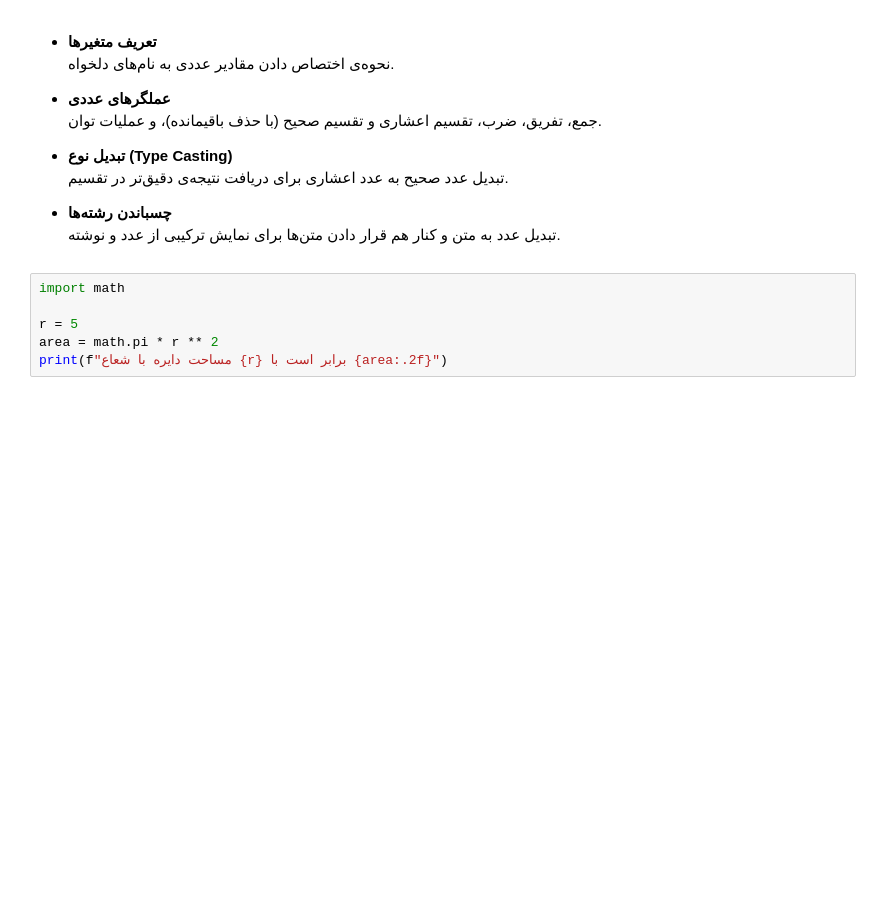
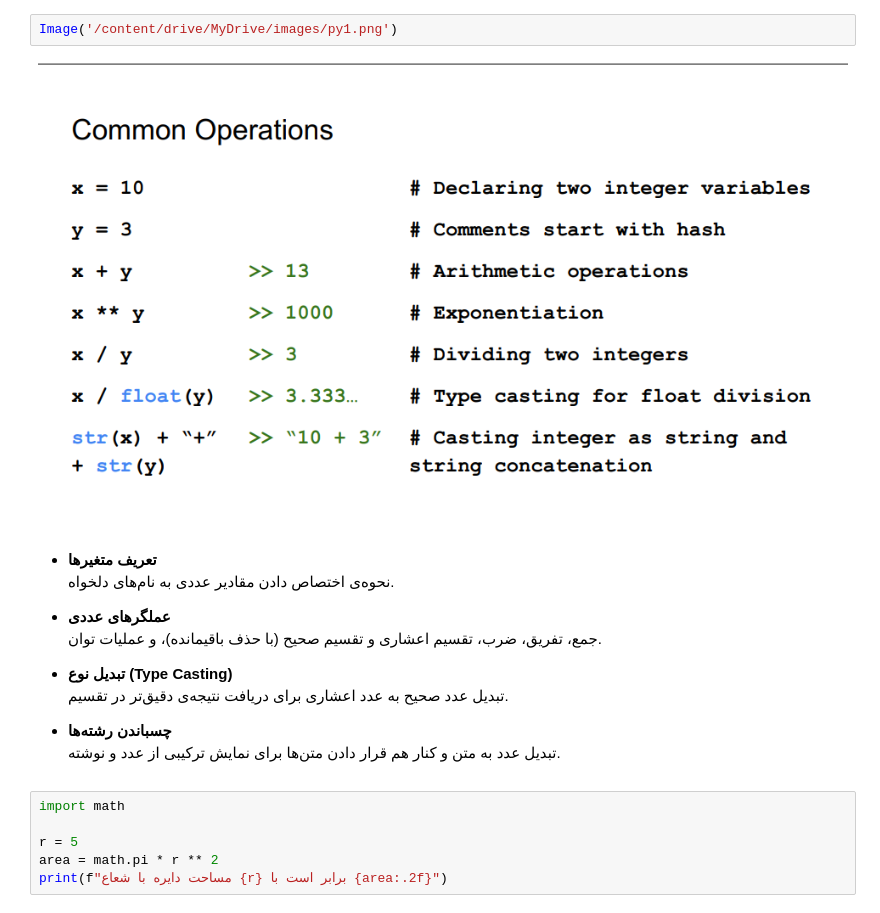
Before and after one commit to mahdieslaminet/Introduction-to-Deep-Learning, a Jupyter notebook: Python.ipynb, the cells around one changed output. Drawn from its saved outputs; the diff is of its cells as text; blank space fills up the shorter version.

```diff
--- a/Python.ipynb
+++ b/Python.ipynb
@@ -11,3 +12,7 @@
+# %%
+Image('/content/drive/MyDrive/images/py1.png')
+# %% [output]
+[figure, added]
 # %% [markdown]
 
 - **تعریف متغیرها**
```
Also changed, not shown: parts of 20 cells of this notebook.
